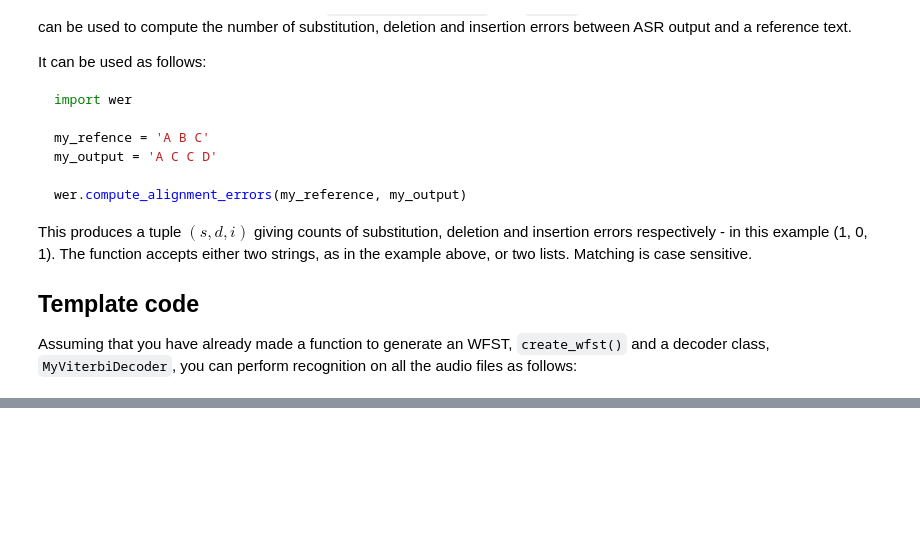
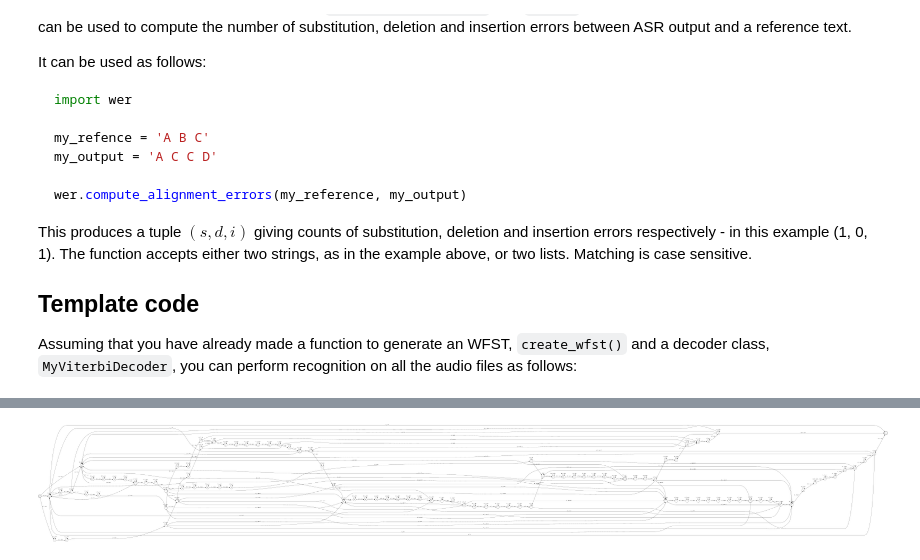
Before and after one commit to ZhaoZeyu1995/asr_assignment, a Jupyter notebook: assignment.ipynb, the cells around one changed output, grey strips where cells are left out. Cells and saved outputs as stored; diff of their text form; code cells hidden in the pictures; blank space fills up the shorter version.

Commit message:
Completed Task 1 (Baseline Model)

```diff
--- a/assignment.ipynb
+++ b/assignment.ipynb
@@ -27 +430,33 @@ Assuming that you have already made a function to generate an WFST, `create_wfst
+# %%
+import glob
+import os
+import wer
+import observation_model
+import openfst_python as fst
+
+# ... (add your code to create WFSTs and Viterbi Decoder)
+
+def read_transcription(wav_file):
+    """
+    Get the transcription corresponding to wav_file.
+    """
+
+    transcription_file = os.path.splitext(wav_file)[0] + '.txt'
+
+    with open(transcription_file, 'r') as f:
+        transcription = f.readline().strip()
+
+    return transcription
+
+# P = generate_linear_phone_wfst(best_out_sequence)
+# comp = fst.compose(P, L).project(project_output=True).rmepsilon()
+# comp = fst.compose(L, G)
+
+LG = fst.determinize(fst.compose(L, G).rmepsilon())
+f = fst.determinize(fst.compose(H, LG.minimize()).rmepsilon())#.project(project_output=True).rmepsilon()
+f = f.minimize()
+
+display_fst(f)
+# %% [output]
+[figure, added]
 # %%
```
Also changed, not shown: parts of 8 cells of this notebook.
